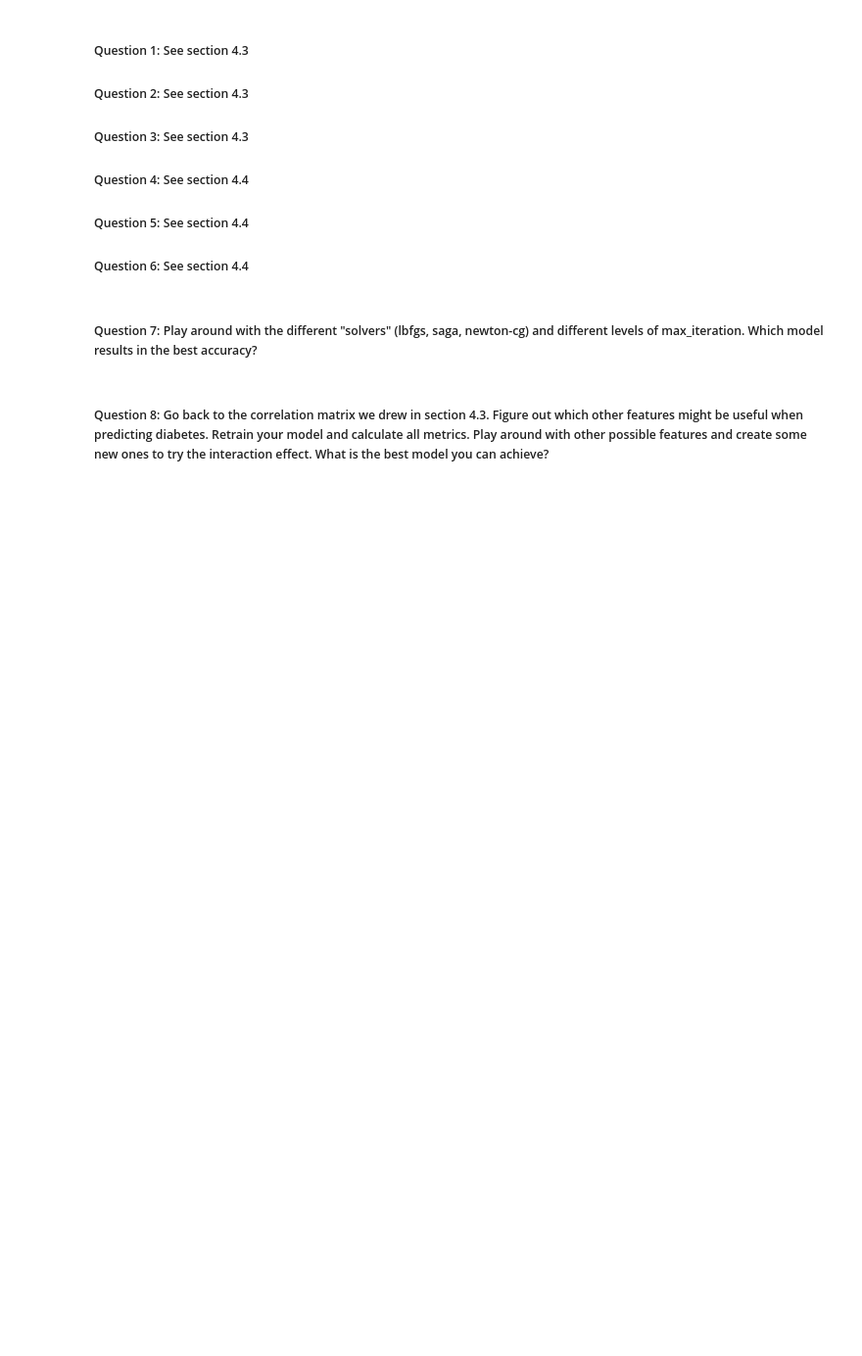
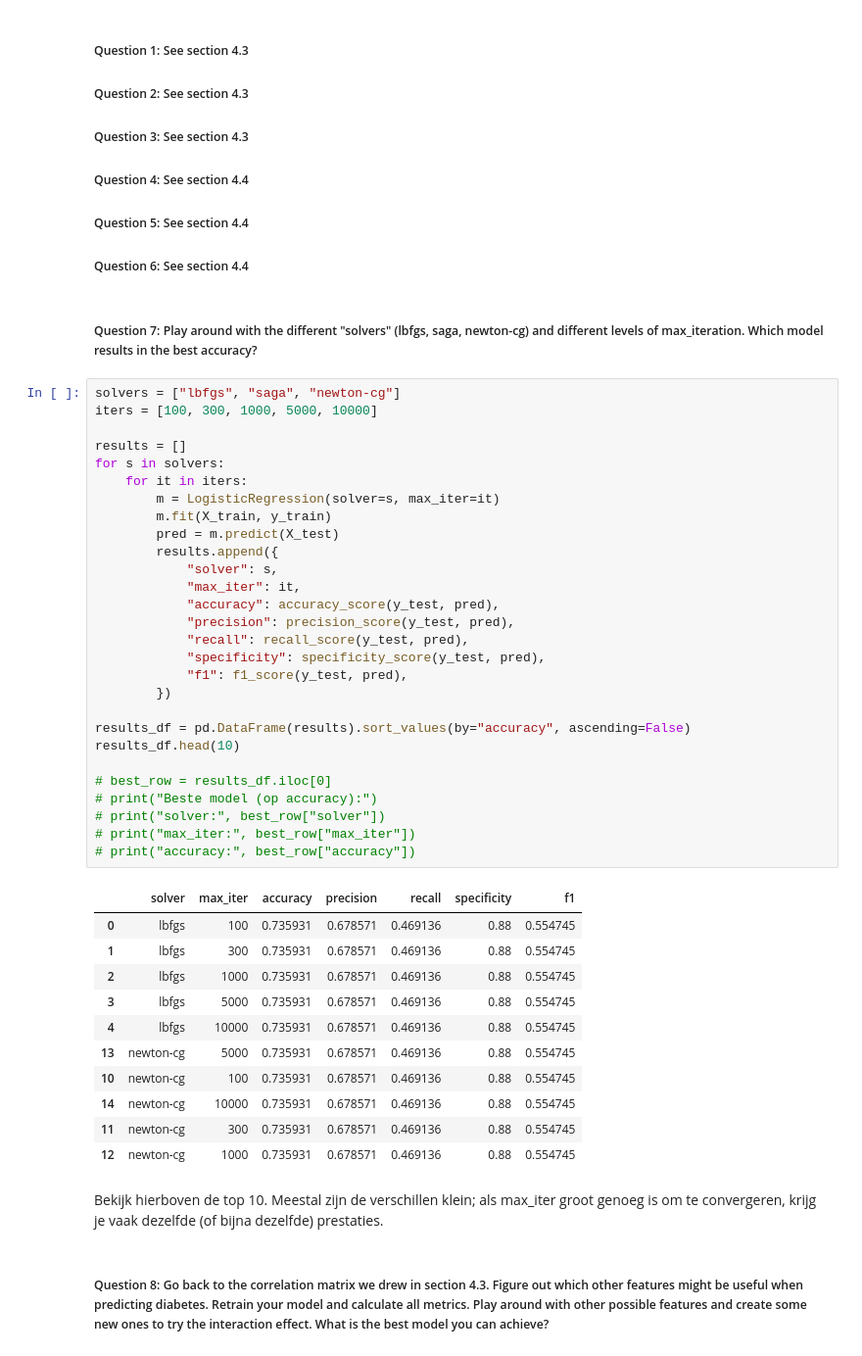
Before and after one commit to ChaybonV/Data-Science-Fundamentals, a Jupyter notebook: 04/DSF 04 - Logistic Regression Exercice.ipynb, the cells around one changed output. Shown at 98% size. Cells and saved outputs as stored; diff of their text form; blank space fills up the shorter version.

```diff
--- a/04/DSF 04 - Logistic Regression Exercice.ipynb
+++ b/04/DSF 04 - Logistic Regression Exercice.ipynb
@@ -66,5 +199,48 @@ We have made our first prediction, but of course we don't know how well we can t
 ##### Question 6: See section 4.4
 # %% [markdown]
 ##### Question 7: Play around with the different "solvers" (lbfgs, saga, newton-cg) and different levels of max_iteration. Which model results in the best accuracy?
+# %%
+solvers = ["lbfgs", "saga", "newton-cg"]
+iters = [100, 300, 1000, 5000, 10000]
+
+results = []
+for s in solvers:
+    for it in iters:
+        m = LogisticRegression(solver=s, max_iter=it)
+        m.fit(X_train, y_train)
+        pred = m.predict(X_test)
+        results.append({
+            "solver": s,
+            "max_iter": it,
+            "accuracy": accuracy_score(y_test, pred),
+            "precision": precision_score(y_test, pred),
+            "recall": recall_score(y_test, pred),
+            "specificity": specificity_score(y_test, pred),
+            "f1": f1_score(y_test, pred),
+        })
+
+results_df = pd.DataFrame(results).sort_values(by="accuracy", ascending=False)
+results_df.head(10)
+
+# best_row = results_df.iloc[0]
+# print("Beste model (op accuracy):")
+# print("solver:", best_row["solver"])
+# print("max_iter:", best_row["max_iter"])
+# print("accuracy:", best_row["accuracy"])
+# %% [output]
+|  | solver | max_iter | accuracy | precision | recall | specificity | f1 |
+| 0 | lbfgs | 100 | 0.735931 | 0.678571 | 0.469136 | 0.88 | 0.554745 |
+| 1 | lbfgs | 300 | 0.735931 | 0.678571 | 0.469136 | 0.88 | 0.554745 |
+| 2 | lbfgs | 1000 | 0.735931 | 0.678571 | 0.469136 | 0.88 | 0.554745 |
+| 3 | lbfgs | 5000 | 0.735931 | 0.678571 | 0.469136 | 0.88 | 0.554745 |
+| 4 | lbfgs | 10000 | 0.735931 | 0.678571 | 0.469136 | 0.88 | 0.554745 |
+| 13 | newton-cg | 5000 | 0.735931 | 0.678571 | 0.469136 | 0.88 | 0.554745 |
+| 10 | newton-cg | 100 | 0.735931 | 0.678571 | 0.469136 | 0.88 | 0.554745 |
+| 14 | newton-cg | 10000 | 0.735931 | 0.678571 | 0.469136 | 0.88 | 0.554745 |
+| 11 | newton-cg | 300 | 0.735931 | 0.678571 | 0.469136 | 0.88 | 0.554745 |
+| 12 | newton-cg | 1000 | 0.735931 | 0.678571 | 0.469136 | 0.88 | 0.554745 |
+# %% [markdown]
+Bekijk hierboven de top 10. Meestal zijn de verschillen klein; als max_iter groot genoeg is om te convergeren,
+krijg je vaak dezelfde (of bijna dezelfde) prestaties.
 # %% [markdown]
 ##### Question 8: Go back to the correlation matrix we drew in section 4.3. Figure out which other features might be useful when predicting diabetes. Retrain your model and calculate all metrics. Play around with other possible features and create some new ones to try the interaction effect. What is the best model you can achieve?
```
Also changed, not shown: parts of 14 cells of this notebook, 1 other file.
